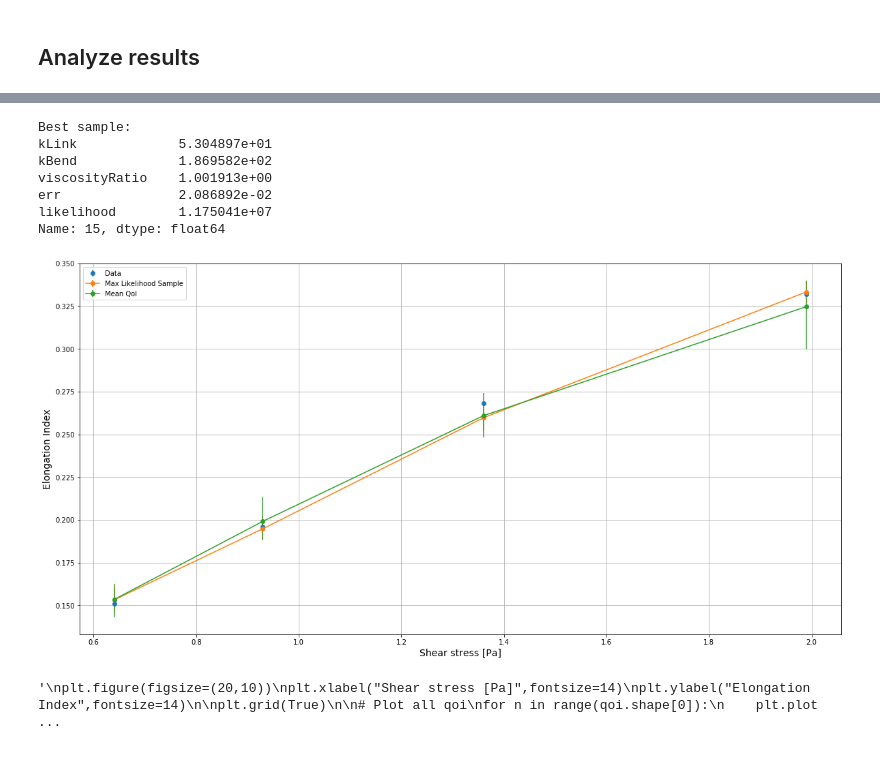
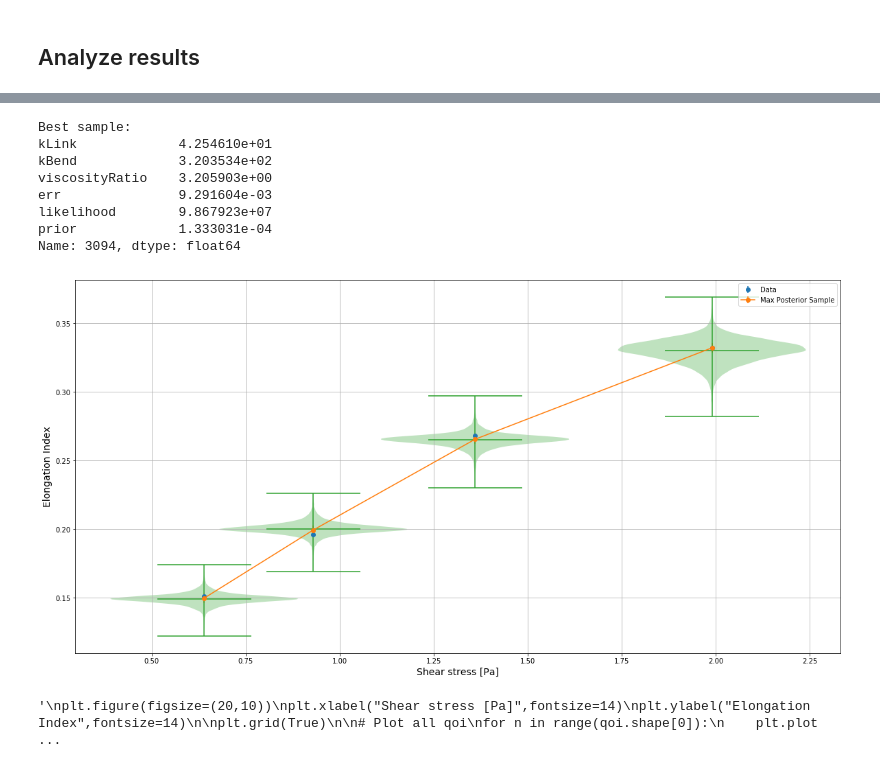
Before and after one commit to devrieskevin/IUQ-Project, a Jupyter notebook: GP_hemocell_analysis.ipynb, the cells around one changed output, grey strips where cells are left out. Cells and saved outputs as stored; diff of their text form; code cells hidden in the pictures.

```diff
--- a/GP_hemocell_analysis.ipynb
+++ b/GP_hemocell_analysis.ipynb
@@ -61,7 +76,7 @@ root = tree.getroot()
 nuP = float(root.find("domain/nuP").text)
 rhoP = float(root.find("domain/rhoP").text)
 # %%
-n_samples = 1000
+n_samples = 10000
 
 model_params = ["kLink","kBend","viscosityRatio"]
 
@@ -70,7 +85,7 @@ shearrate = stress / (nuP * rhoP)
 
 # Set the bounds on the parameters
 bounds = [[10.0,300.0],
-          [50.0,300.0],
+          [50.0,400.0],
           [1.0,15.0]
          ]
 
@@ -258,7 +304,9 @@ root = tree.getroot()
 nuP = float(root.find("domain/nuP").text)
 rhoP = float(root.find("domain/rhoP").text)
 # %%
-n_samples = 1000
+np.random.seed(666777)
+
+n_samples = 10000
 
 model_params = ["kLink","kBend","viscosityRatio"]
 error_params = ["err"]
@@ -280,8 +328,8 @@ problem = {"model_type":"python",
            "output_data":el,
            "data_errors":el_err,
            "error_mapping":error_mapping,
-           "model_prior":(lambda sample: model_prior(sample,1)),
-           "model_sampler":(lambda n_samples: model_sampler(n_samples,1)),
+           "model_prior":(lambda sample: model_prior_gaussian(sample,1)),
+           "model_sampler":(lambda n_samples: model_sampler_gaussian(n_samples,1)),
            "error_prior":error_prior,
            "error_sampler":error_sampler
           }
@@ -355,43 +428,48 @@ plt.grid(True)
 
 # Data
 plt.errorbar(stress,el,yerr=el_err,fmt="o",label="Data")
 
 # Highest likelihood
 if method == "TMCMC":
     mle = np.argmax(df["likelihood"].values)
+    mpe = np.argmax(df["likelihood"].values * df["prior"].values)
     #print("Max likelihood:",sample_df["likelihood"].values[mle])
 elif method == "ABCSubSim":
     mle = np.argmin(df["distance"].values)
     #print("Minimum distance:",sample_df["distance"].values[mle])
 
 print("Best sample:")
-print(df.loc[mle])
+print(df.loc[mpe])
 
-plt.errorbar(stress,qoi[mle],c_err[mle],fmt="o-",label="Max Likelihood Sample")
+#plt.errorbar(stress,qoi[mle],c_err[mle],fmt="o-",label="Max Likelihood Sample")
+plt.errorbar(stress,qoi[mpe],c_err[mpe],fmt="o-",label="Max Posterior Sample")
 
 # Mean QoI output
 mean = np.mean(qoi,axis=0)
 var = np.sum((qoi - mean[None,:])**2,axis=0) / (qoi.shape[0] - 1)
 conf = 1.96 * np.sqrt(var / qoi.shape[0])
 
 ptile = np.percentile(qoi,[2.5,97.5],axis=0)
 
 ptile[0] = mean - ptile[0]
 ptile[1] -= mean
 
-plt.errorbar(stress,mean,yerr=ptile,fmt="o-",label="Mean QoI")
+#plt.errorbar(stress,mean,yerr=ptile,fmt="o-",label="Mean QoI")
+
+plt.violinplot(qoi,stress,showmeans=True)
 
 plt.legend()
 plt.show()
 # %% [output]
 Best sample:
-kLink             5.304897e+01
-kBend             1.869582e+02
-viscosityRatio    1.001913e+00
-err               2.086892e-02
-likelihood        1.175041e+07
-Name: 15, dtype: float64
+kLink             4.254610e+01
+kBend             3.203534e+02
+viscosityRatio    3.205903e+00
+err               9.291604e-03
+likelihood        9.867923e+07
+prior             1.333031e-04
+Name: 3094, dtype: float64
-[figure, old version]
+[figure, new version]
 # %%
 """
 plt.figure(figsize=(20,10))
```
Also changed, not shown: parts of 14 cells of this notebook, 12 other files.
